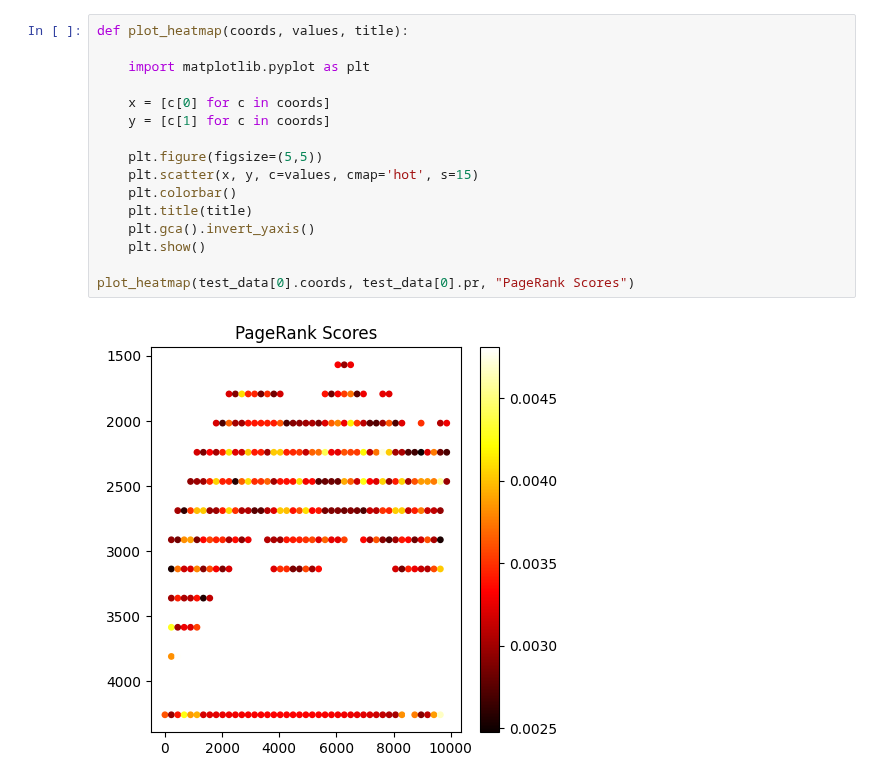
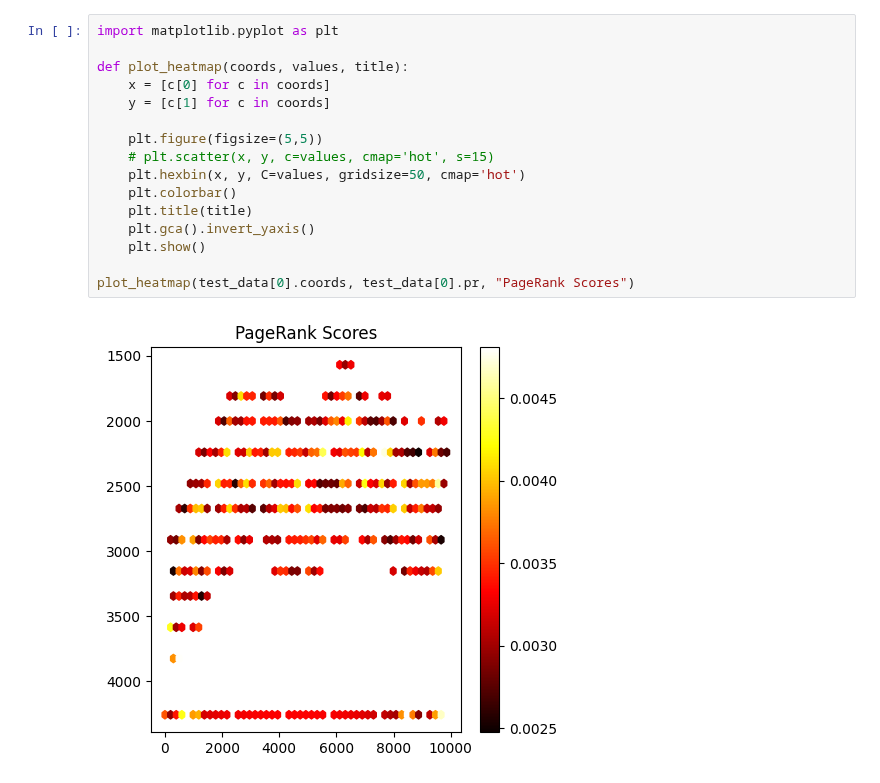
Before and after one commit to sarahfatima1205/OncoPRISM, a Jupyter notebook: onco-code/pagerank/onco-wsi-pipeline.ipynb, the cells around one changed output. Drawn from its saved outputs; the diff is of its cells as text.

```diff
--- a/onco-code/pagerank/onco-wsi-pipeline.ipynb
+++ b/onco-code/pagerank/onco-wsi-pipeline.ipynb
@@ -301,21 +291,21 @@ print(f"Saved keys: {list(snapshot.keys())}")
 Saved snapshot to: cache_snapshot/training_snapshot.pt
 Saved keys: ['model_state_dict', 'model_class', 'test_data', 'device_when_saved']
 # %%
+import matplotlib.pyplot as plt
+
 def plot_heatmap(coords, values, title):
-
-    import matplotlib.pyplot as plt
-
     x = [c[0] for c in coords]
     y = [c[1] for c in coords]
 
     plt.figure(figsize=(5,5))
-    plt.scatter(x, y, c=values, cmap='hot', s=15)
+    # plt.scatter(x, y, c=values, cmap='hot', s=15)
+    plt.hexbin(x, y, C=values, gridsize=50, cmap='hot')
     plt.colorbar()
     plt.title(title)
     plt.gca().invert_yaxis()
     plt.show()
 
 plot_heatmap(test_data[0].coords, test_data[0].pr, "PageRank Scores")
 # %% [output]
-[figure, old version]
+[figure, new version]
 # %%
```
Also changed, not shown: parts of 7 cells of this notebook, 2 other files.
